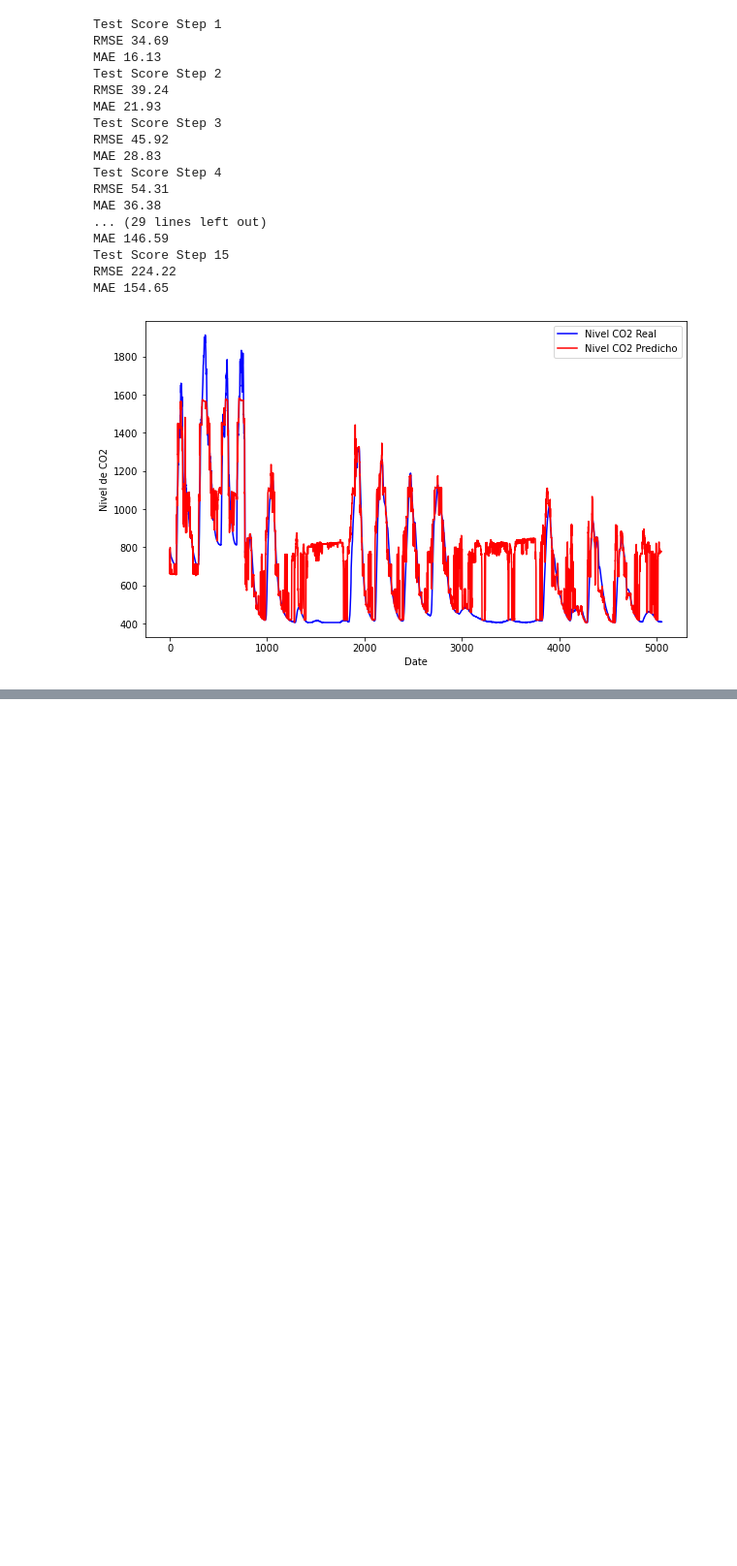
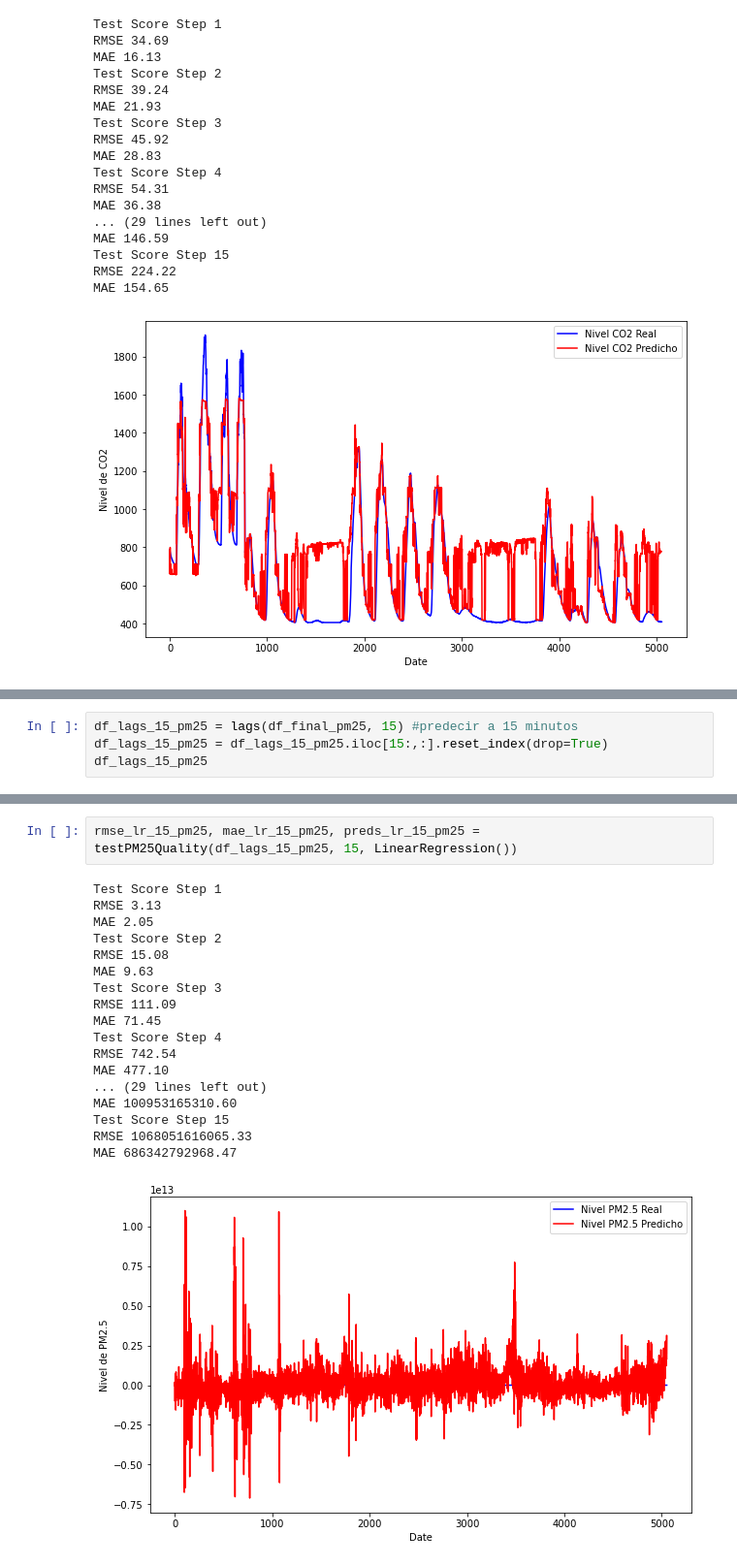
Before and after one commit to CenticMurcia/proyecto-CO2, a Jupyter notebook: Pruebas Modelos Sencillos.ipynb, the cells around one changed output, grey strips where cells are left out. Shown at 97% size. Cells and saved outputs as stored; diff of their text form; blank space fills up the shorter version.

```diff
--- a/Pruebas Modelos Sencillos.ipynb
+++ b/Pruebas Modelos Sencillos.ipynb
@@ -517,0 +626,4 @@ MAE 154.65
+# %%
+df_lags_15_pm25 = lags(df_final_pm25, 15) #predecir a 15 minutos
+df_lags_15_pm25 = df_lags_15_pm25.iloc[15:,:].reset_index(drop=True)
+df_lags_15_pm25
@@ -517,0 +686,21 @@ MAE 154.65
+# %%
+rmse_lr_15_pm25, mae_lr_15_pm25, preds_lr_15_pm25 = testPM25Quality(df_lags_15_pm25, 15, LinearRegression())
+# %% [output]
+Test Score Step 1
+RMSE 3.13
+MAE 2.05
+Test Score Step 2
+RMSE 15.08
+MAE 9.63
+Test Score Step 3
+RMSE 111.09
+MAE 71.45
+Test Score Step 4
+RMSE 742.54
+MAE 477.10
+... (29 lines left out)
+MAE 100953165310.60
+Test Score Step 15
+RMSE 1068051616065.33
+MAE 686342792968.47
+[figure, added]
```
Also changed, not shown: parts of 30 cells of this notebook.
